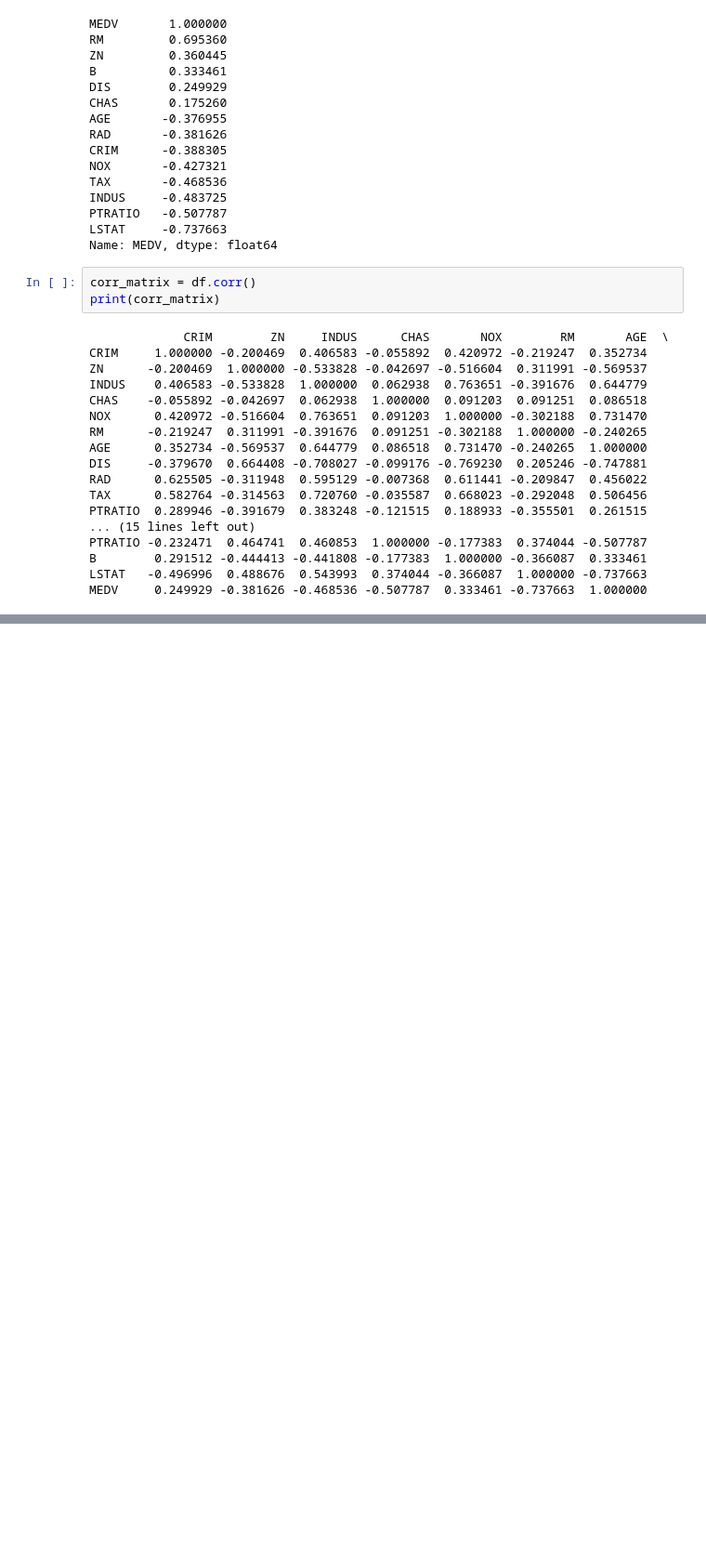
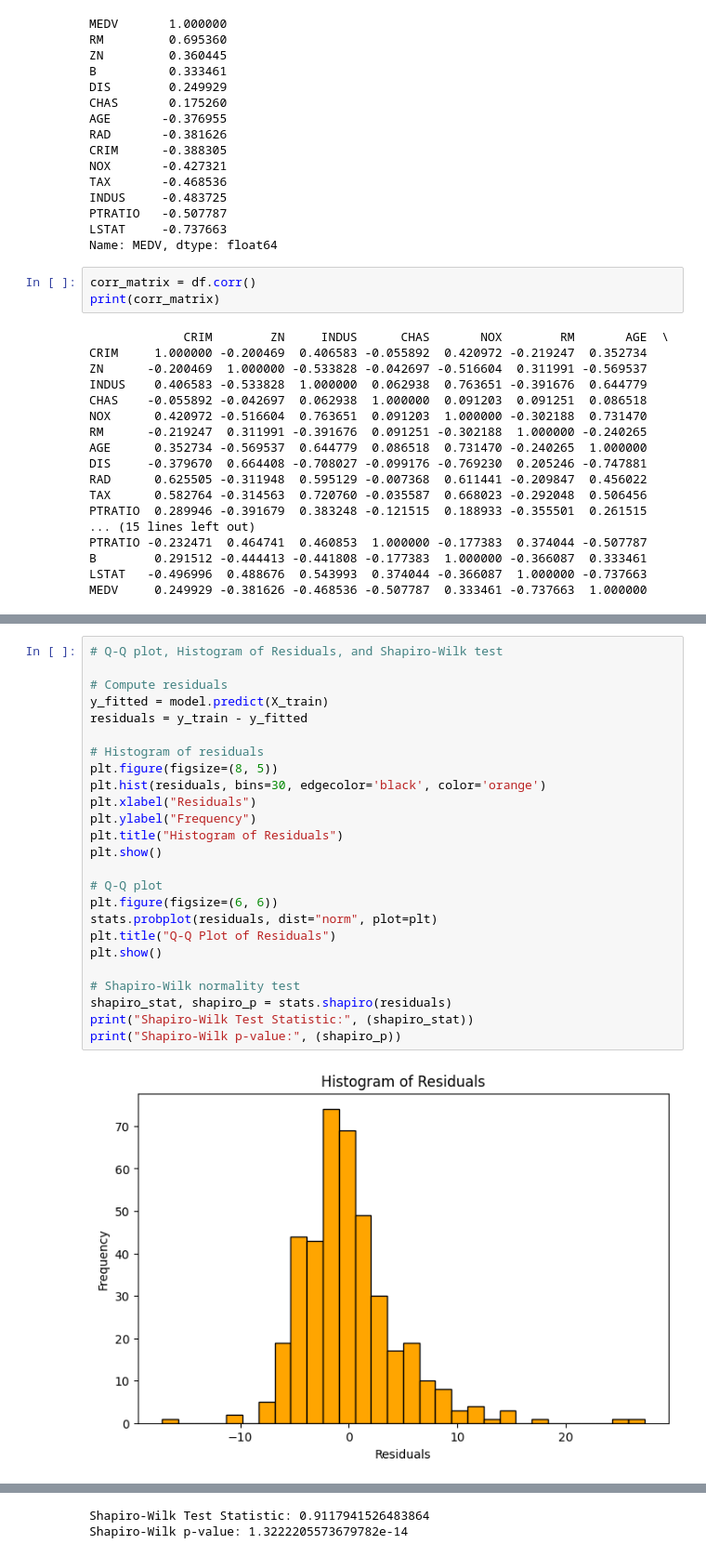
Before and after one commit to kenzodebola/Boston-Housing-Analysis, a Jupyter notebook: Boston_Dataset_ML.ipynb, the cells around one changed output, grey strips where cells are left out. Shown at 93% size. Drawn from its saved outputs; the diff is of its cells as text; blank space fills up the shorter version.

```diff
--- a/Boston_Dataset_ML.ipynb
+++ b/Boston_Dataset_ML.ipynb
@@ -223,0 +362,27 @@ Model Coefficients:
+# %%
+# Q-Q plot, Histogram of Residuals, and Shapiro-Wilk test
+
+# Compute residuals
+y_fitted = model.predict(X_train)
+residuals = y_train - y_fitted
+
+# Histogram of residuals
+plt.figure(figsize=(8, 5))
+plt.hist(residuals, bins=30, edgecolor='black', color='orange')
+plt.xlabel("Residuals")
+plt.ylabel("Frequency")
+plt.title("Histogram of Residuals")
+plt.show()
+
+# Q-Q plot
+plt.figure(figsize=(6, 6))
+stats.probplot(residuals, dist="norm", plot=plt)
+plt.title("Q-Q Plot of Residuals")
+plt.show()
+
+# Shapiro-Wilk normality test
+shapiro_stat, shapiro_p = stats.shapiro(residuals)
+print("Shapiro-Wilk Test Statistic:", (shapiro_stat))
+print("Shapiro-Wilk p-value:", (shapiro_p))
+# %% [output]
+[figure, added]
@@ -223,0 +390,2 @@ Model Coefficients:
+Shapiro-Wilk Test Statistic: 0.9117941526483864
+Shapiro-Wilk p-value: 1.3222205573679782e-14
```
Also changed, not shown: parts of 42 cells of this notebook.
